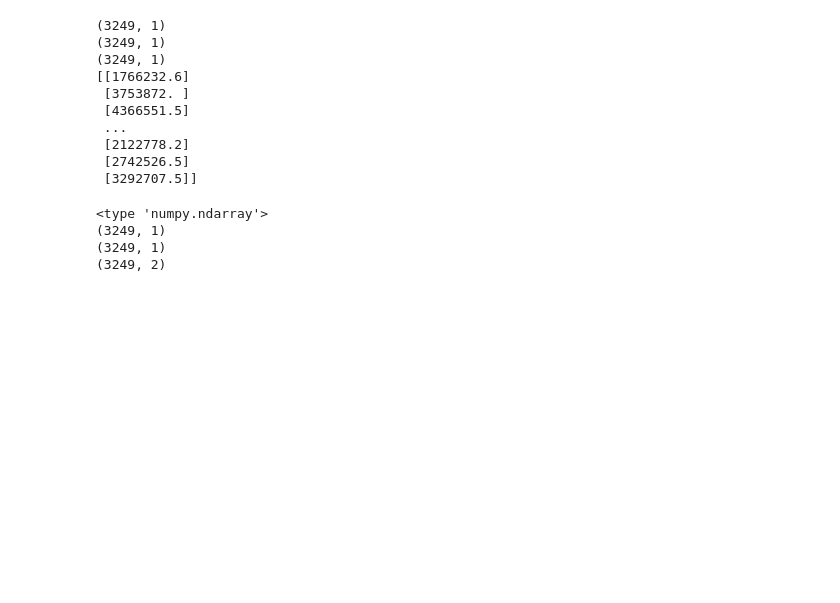
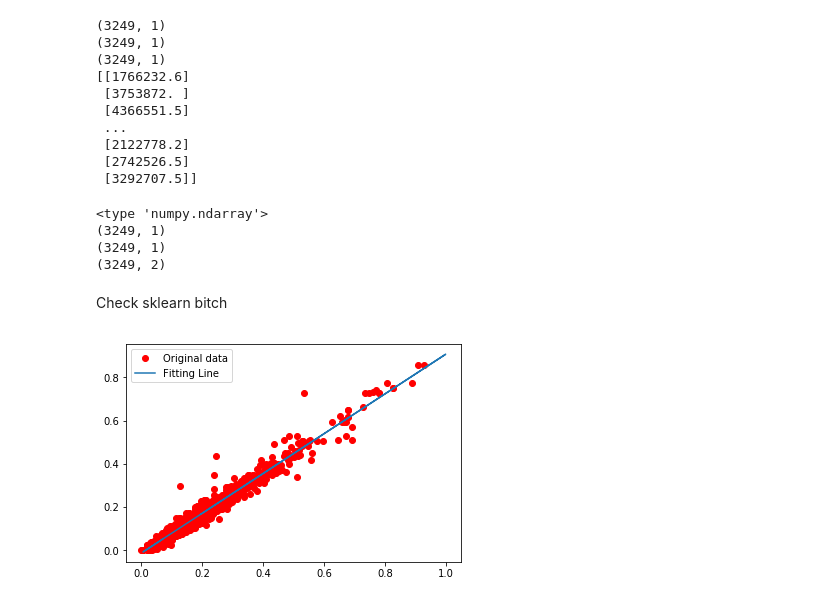
Before and after one commit to artykbayevk/KaspiTask, a Jupyter notebook: T1/TASK - 1 solution.ipynb, the cells around one changed output. Saved outputs shown, nothing was run; the diff lists cells and outputs as text; code cells hidden in the pictures; blank space fills up the shorter version.

```diff
--- a/T1/TASK - 1 solution.ipynb
+++ b/T1/TASK - 1 solution.ipynb
@@ -294,3 +276,23 @@ df = pd.DataFrame (out, columns=['ID','ESTIM_COST'])
 filepath = 'output-v2.xlsx'
 
 df.to_excel(filepath, index=False)
+# %% [markdown]
+Check sklearn bitch
+# %%
+from sklearn.linear_model import LinearRegression
+regr = LinearRegression()
+x_tr_l = x_train.numpy()
+y_tr_l = y_train.numpy()
+
+x_ts_l = x_val.numpy()
+y_ts_l = y_val.numpy()
+
+regr.fit(x_tr_l, y_tr_l)
+pred = regr.predict(x_ts_l)
+
+plt.plot(x_tr_l, y_tr_l, 'ro', label='Original data')
+plt.plot(x_ts_l, pred, label='Fitting Line')
+plt.legend()
+plt.show()
+# %% [output]
+[figure, added]
```
Also changed, not shown: parts of 4 cells of this notebook.
